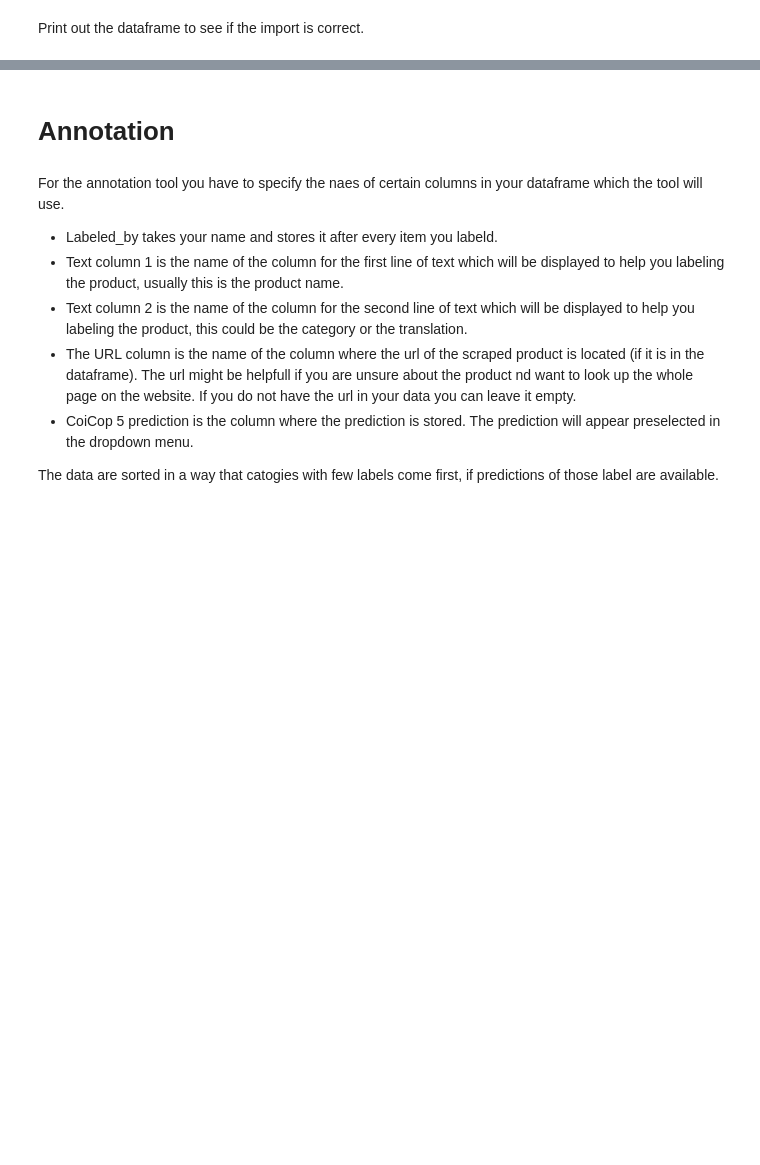
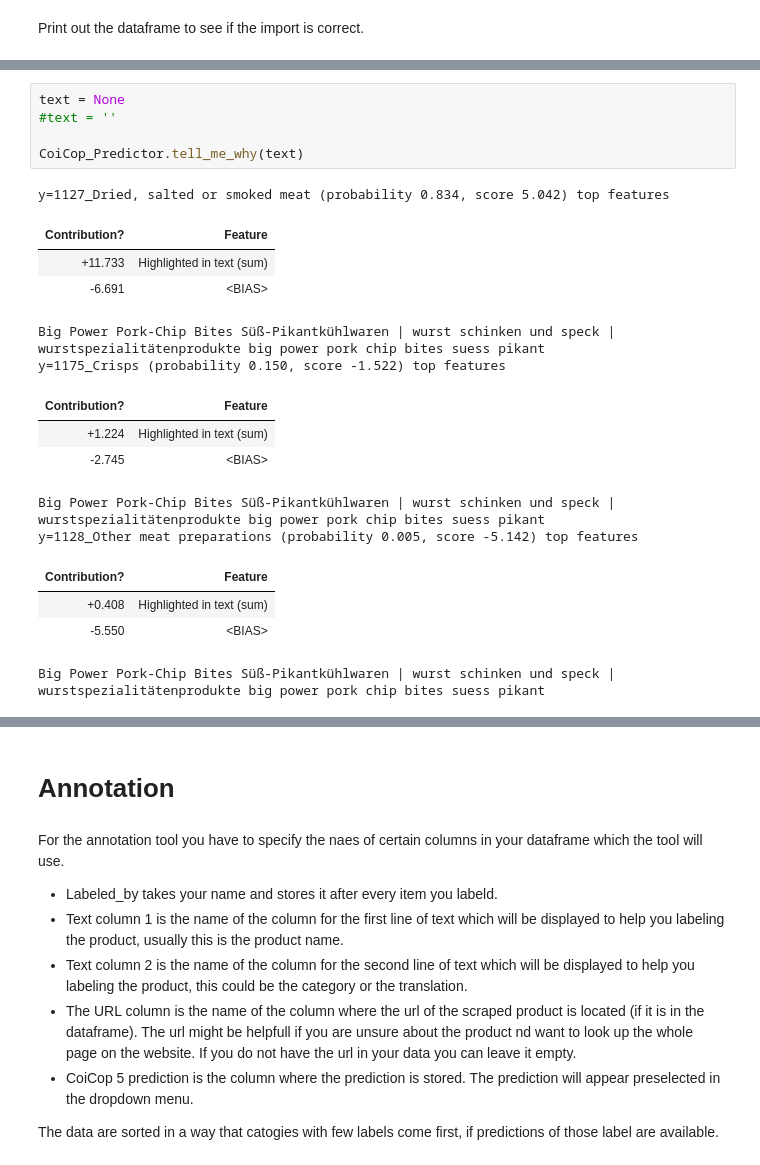
Before and after one commit to ELehmann91/Thesis_Multilingual_Transferlearning, a Jupyter notebook: Text_Annotation_Tool.ipynb, the cells around one changed output, grey strips where cells are left out. Drawn from its saved outputs; the diff is of its cells as text; blank space fills up the shorter version.

```diff
--- a/Text_Annotation_Tool.ipynb
+++ b/Text_Annotation_Tool.ipynb
@@ -269,0 +161,21 @@ CoiCop_Predictor.predict()
+# %%
+text = None
+#text = ''
+
+CoiCop_Predictor.tell_me_why(text)
+# %% [output]
+y=1127_Dried, salted or smoked meat (probability 0.834, score 5.042) top features
+| Contribution? | Feature |
+| +11.733 | Highlighted in text (sum) |
+| -6.691 | <BIAS> |
+Big Power Pork-Chip Bites Süß-Pikantkühlwaren | wurst schinken und speck | wurstspezialitätenprodukte big power pork chip bites suess pikant
+y=1175_Crisps (probability 0.150, score -1.522) top features
+| Contribution? | Feature |
+| +1.224 | Highlighted in text (sum) |
+| -2.745 | <BIAS> |
+Big Power Pork-Chip Bites Süß-Pikantkühlwaren | wurst schinken und speck | wurstspezialitätenprodukte big power pork chip bites suess pikant
+y=1128_Other meat preparations (probability 0.005, score -5.142) top features
+| Contribution? | Feature |
+| +0.408 | Highlighted in text (sum) |
+| -5.550 | <BIAS> |
+Big Power Pork-Chip Bites Süß-Pikantkühlwaren | wurst schinken und speck | wurstspezialitätenprodukte big power pork chip bites suess pikant
```
Also changed, not shown: parts of 30 cells of this notebook.
